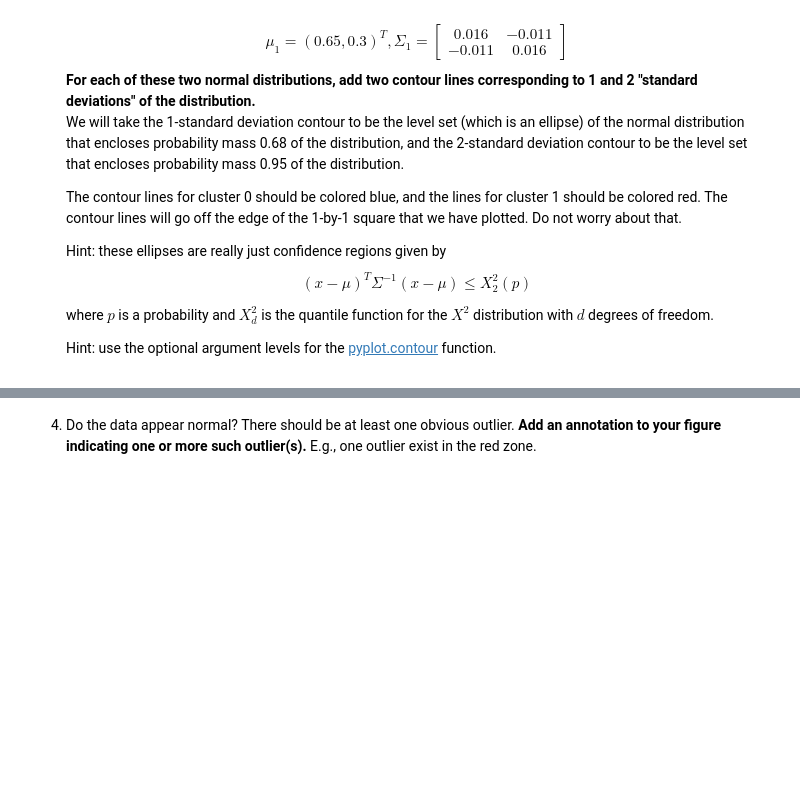
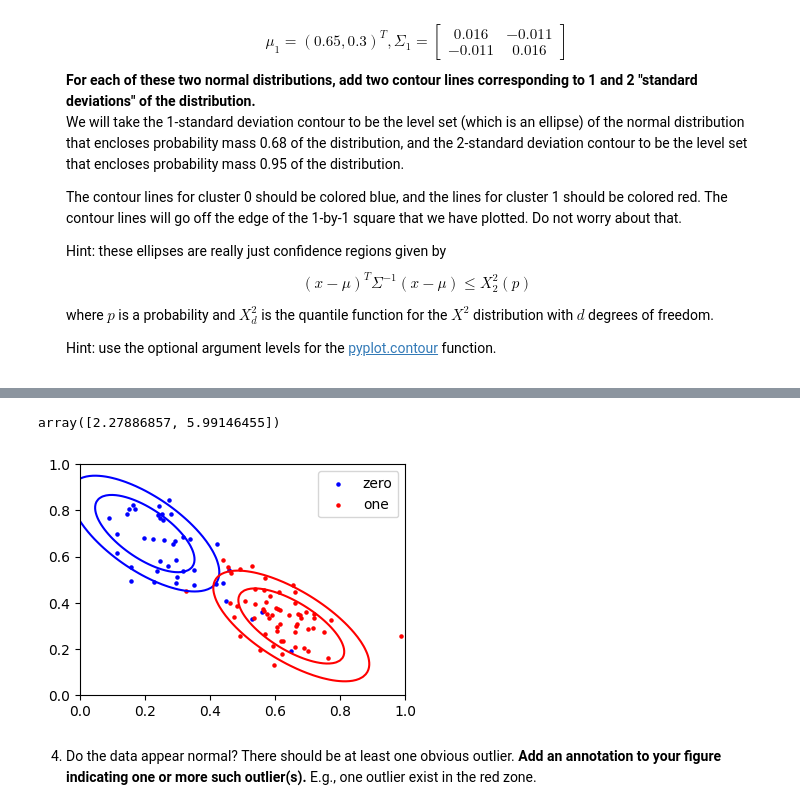
Before and after one commit to kuanyi0226/2024-fall-Introduction_to_data_science, a Jupyter notebook: hw1/hw1_mixture_of_normals.ipynb, the cells around one changed output, grey strips where cells are left out. Cells and saved outputs as stored; diff of their text form; code cells hidden in the pictures; blank space fills up the shorter version.

```diff
--- a/hw1/hw1_mixture_of_normals.ipynb
+++ b/hw1/hw1_mixture_of_normals.ipynb
@@ -53,2 +72,58 @@ from scipy import linalg
+# %%
+# find chi-square score
+from scipy.stats import chi2
+degree_of_freedom = 2
+# Find chi-square scores for 68% and 95% confidence intervals
+#percent point function
+chi2_scores = chi2.ppf([0.68, 0.95], degree_of_freedom)
+chi2_scores #array([2.27886857, 5.99146455])
+# %% [output]
+array([2.27886857, 5.99146455])
+# %%
+# find mu0, mu1, sigma0, sigma1
+from scipy import linalg
+#given from the illustration
+mu0 = np.array([0.2, 0.7])
+sigma0 = np.array([[0.015, -0.011],
+                   [-0.011, 0.018]])
+
+mu1 = np.array([0.65, 0.3])
+sigma1 = np.array([[0.016, -0.011],
+                   [-0.011, 0.016]])
+
+# Create a grid for the contour plot
+x = np.linspace(0, 1, 100)
+y = np.linspace(0, 1, 100)
+X, Y = np.meshgrid(x, y)
+pos = np.dstack((X, Y))
+
+# multivariate normal density
+def multivariate_normal_pdf(pos, mu, sigma):
+    inv_sigma = linalg.inv(sigma)
+    diff = pos - mu
+    return (1 / (2 * np.pi * np.sqrt(np.linalg.det(sigma)))) * \
+           np.exp(-0.5 * np.einsum('...k,kl,...l->...', diff, inv_sigma, diff))
+
+# Calculate the probability density function for each cluster
+Z0 = multivariate_normal_pdf(pos, mu0, sigma0)
+Z1 = multivariate_normal_pdf(pos, mu1, sigma1)
+
+# Plot the contours
+plt.figure(figsize=(4.2, 3))
+plt.scatter(points[labels == 0, 0], points[labels == 0, 1], c='blue', label='zero', marker='o', s=5)
+plt.scatter(points[labels == 1, 0], points[labels == 1, 1], c='red', label='one', marker='o', s=5)
+
+# Plot contours for cluster 0 (blue)
+plt.contour(X, Y, Z0, levels=[chi2_scores[0], chi2_scores[1]], colors='blue')
+# Plot contours for cluster 1 (red)
+plt.contour(X, Y, Z1, levels=[chi2_scores[0], chi2_scores[1]], colors='red')
+
+plt.xlim(0, 1)
+plt.ylim(0, 1)
+
+plt.legend()
+plt.show()
+# %% [output]
+[figure, added]
 # %% [markdown]
 4. Do the data appear normal? There should be at least one obvious outlier. **Add an annotation to your figure indicating one or more such outlier(s).** E.g., one outlier exist in the red zone.
```
Also changed, not shown: parts of 9 cells of this notebook.
